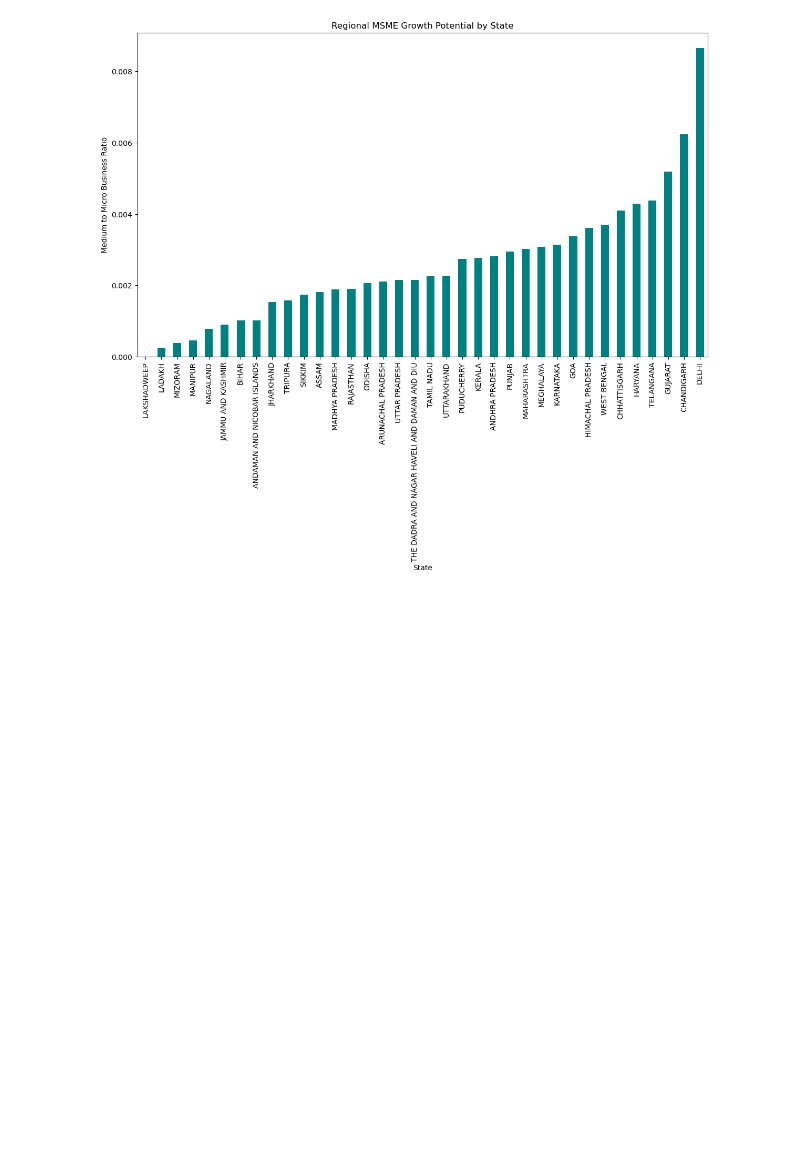
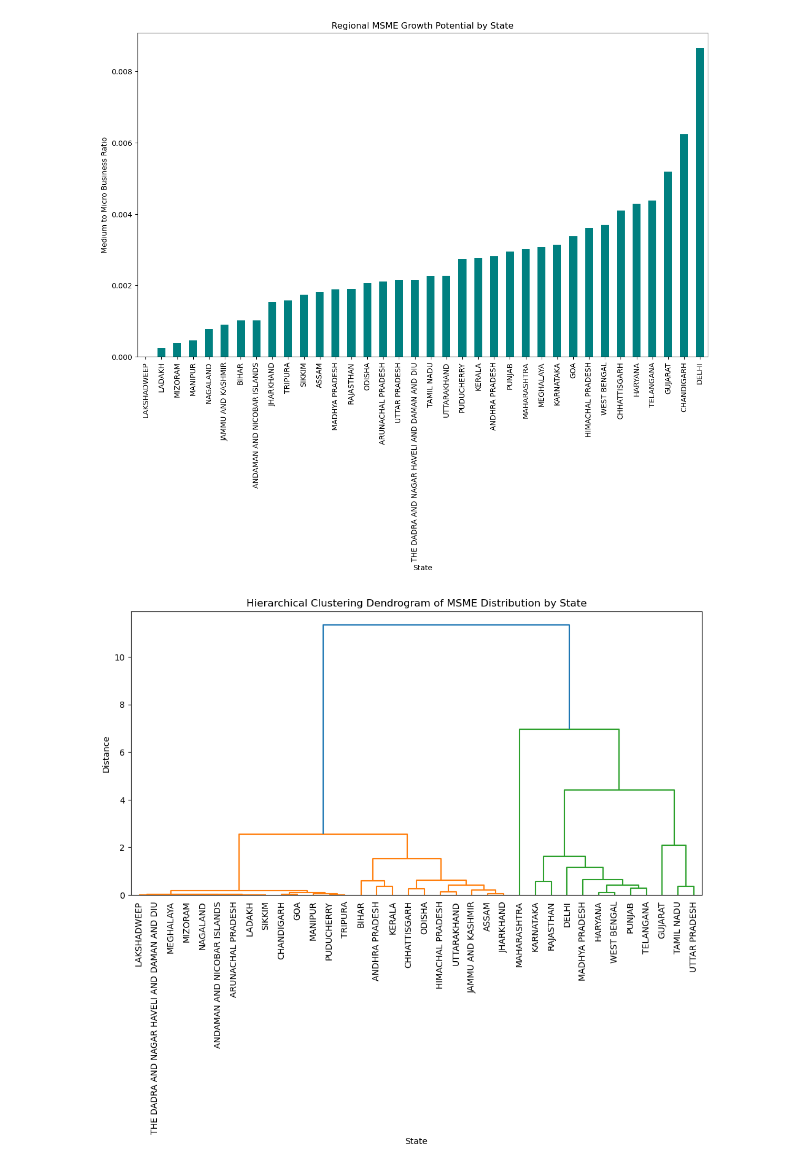
Before and after one commit to 10sharmashivam/AI_Personalization_for_MSME_FinTech_Platform, a Jupyter notebook: models/noteook.ipynb, the cells around one changed output. Cells and saved outputs as stored; diff of their text form; code cells hidden in the pictures; blank space fills up the shorter version.

```diff
--- a/models/noteook.ipynb
+++ b/models/noteook.ipynb
@@ -245,3 +245,27 @@ GUJARAT                                                     0.005190        1
 CHANDIGARH                                                  0.006233        0
 DELHI                                                       0.008649        2
 [figure]
+# %%
+from scipy.cluster.hierarchy import linkage, dendrogram, fcluster
+from sklearn.preprocessing import StandardScaler
+
+# Aggregating MSME counts per state
+state_business_counts = df.groupby('state_name')[['micro', 'small', 'medium']].sum()
+
+# Calculate the ratio of medium to micro businesses for growth potential analysis
+state_business_counts['medium_micro_ratio'] = state_business_counts['medium'] / (state_business_counts['micro'] + 1)  # Adding 1 to avoid division by zero
+
+# Standardize the data for clustering
+scaler = StandardScaler()
+scaled_data = scaler.fit_transform(state_business_counts[['micro', 'small', 'medium']])
+# %%
+# Hierarchical Clustering using Ward’s method
+Z = linkage(scaled_data, method='ward')
+plt.figure(figsize=(12, 6))
+dendrogram(Z, labels=state_business_counts.index, leaf_rotation=90, leaf_font_size=10)
+plt.title('Hierarchical Clustering Dendrogram of MSME Distribution by State')
+plt.xlabel('State')
+plt.ylabel('Distance')
+plt.show()
+# %% [output]
+[figure, added]
```
Also changed, not shown: parts of 2 cells of this notebook.
